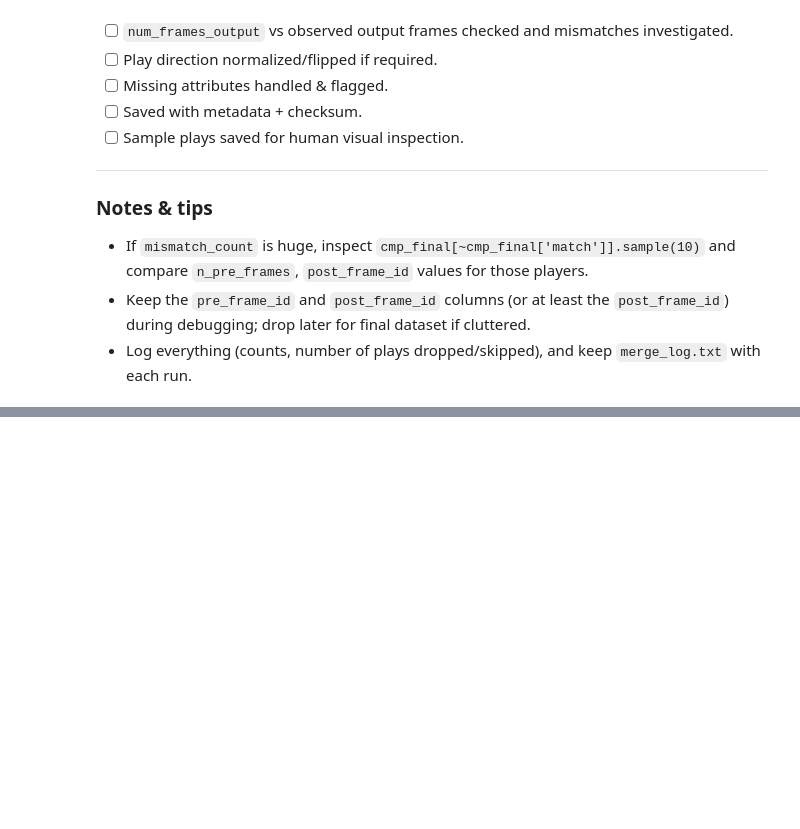
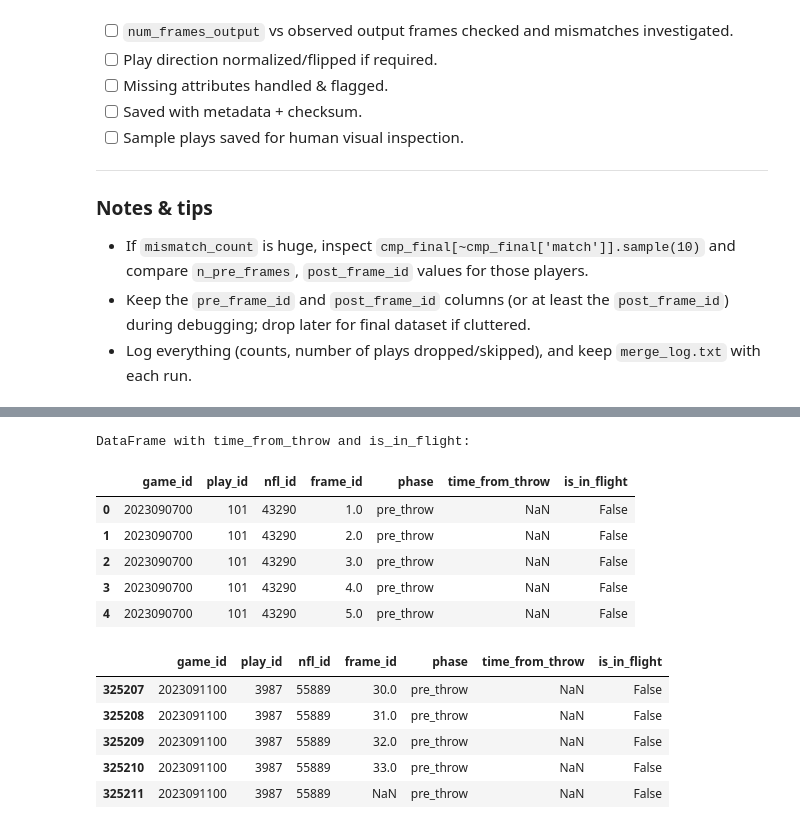
Before and after one commit to muma005/nfl-ball-flight-analysis, a Jupyter notebook: notebooks/01_reconstruction.ipynb, the cells around one changed output, grey strips where cells are left out. Cells and saved outputs as stored; diff of their text form; code cells hidden in the pictures; blank space fills up the shorter version.

```diff
--- a/notebooks/01_reconstruction.ipynb
+++ b/notebooks/01_reconstruction.ipynb
@@ -1220,0 +1282,51 @@ with open(LOG_PATH, 'w') as f:
+# %%
+# 2. Add columns to df (per-frame):
+#    df['time_from_throw'] = (df['frame_id'] - 1) * DT
+#    df['is_in_flight'] = True  # all rows in output are during flight
+
+# Use the final_df as the base DataFrame
+df = final_df.copy()
+
+# Calculate time_from_throw
+# This calculation should only apply to 'post_throw' frames.
+# For 'pre_throw' frames, time_from_throw would be negative or 0 at the throw moment.
+# The instructions mention "all rows in output are during flight", implying post_throw.
+# We need to adjust frame_id for post_throw phase to be relative to the start of the output (frame_id 1).
+# The 'frame_id' in final_df is continuous across pre and post.
+# Let's find the effective 'post_throw_frame_id' for calculation.
+
+# Get the minimum frame_id for each player in the post_throw phase
+min_post_frame = df[df['phase'] == 'post_throw'].groupby(['game_id', 'play_id', 'nfl_id'])['frame_id'].min().reset_index(name='min_post_frame_id')
+
+# Merge this back to the main dataframe
+df = df.merge(min_post_frame, on=['game_id', 'play_id', 'nfl_id'], how='left')
+
+# Calculate time_from_throw only for post_throw frames
+df['time_from_throw'] = np.nan # Initialize with NaN
+mask_post_throw = df['phase'] == 'post_throw'
+df.loc[mask_post_throw, 'time_from_throw'] = (df.loc[mask_post_throw, 'frame_id'] - df.loc[mask_post_throw, 'min_post_frame_id']) * DT
+
+# Add is_in_flight column
+df['is_in_flight'] = df['phase'] == 'post_throw'
+
+# Drop the temporary min_post_frame_id column
+df = df.drop(columns=['min_post_frame_id'])
+
+# Display head with new columns
+print("DataFrame with time_from_throw and is_in_flight:")
+display(df[['game_id', 'play_id', 'nfl_id', 'frame_id', 'phase', 'time_from_throw', 'is_in_flight']].head())
+display(df[['game_id', 'play_id', 'nfl_id', 'frame_id', 'phase', 'time_from_throw', 'is_in_flight']].tail())
+# %% [output]
+DataFrame with time_from_throw and is_in_flight:
+|  | game_id | play_id | nfl_id | frame_id | phase | time_from_throw | is_in_flight |
+| 0 | 2023090700 | 101 | 43290 | 1.0 | pre_throw | NaN | False |
+| 1 | 2023090700 | 101 | 43290 | 2.0 | pre_throw | NaN | False |
+| 2 | 2023090700 | 101 | 43290 | 3.0 | pre_throw | NaN | False |
+| 3 | 2023090700 | 101 | 43290 | 4.0 | pre_throw | NaN | False |
+| 4 | 2023090700 | 101 | 43290 | 5.0 | pre_throw | NaN | False |
+|  | game_id | play_id | nfl_id | frame_id | phase | time_from_throw | is_in_flight |
+| 325207 | 2023091100 | 3987 | 55889 | 30.0 | pre_throw | NaN | False |
+| 325208 | 2023091100 | 3987 | 55889 | 31.0 | pre_throw | NaN | False |
+| 325209 | 2023091100 | 3987 | 55889 | 32.0 | pre_throw | NaN | False |
+| 325210 | 2023091100 | 3987 | 55889 | 33.0 | pre_throw | NaN | False |
+| 325211 | 2023091100 | 3987 | 55889 | NaN | pre_throw | NaN | False |
```
Also changed, not shown: parts of 9 cells of this notebook.
